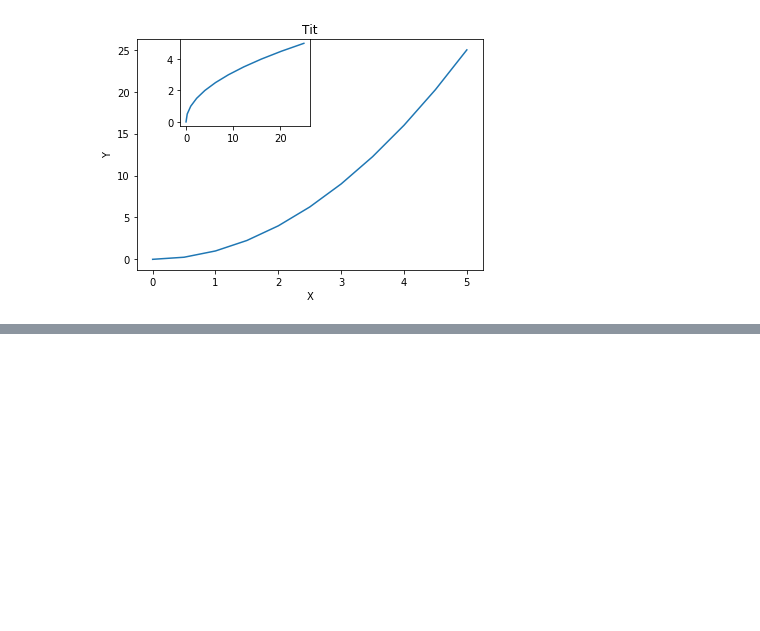
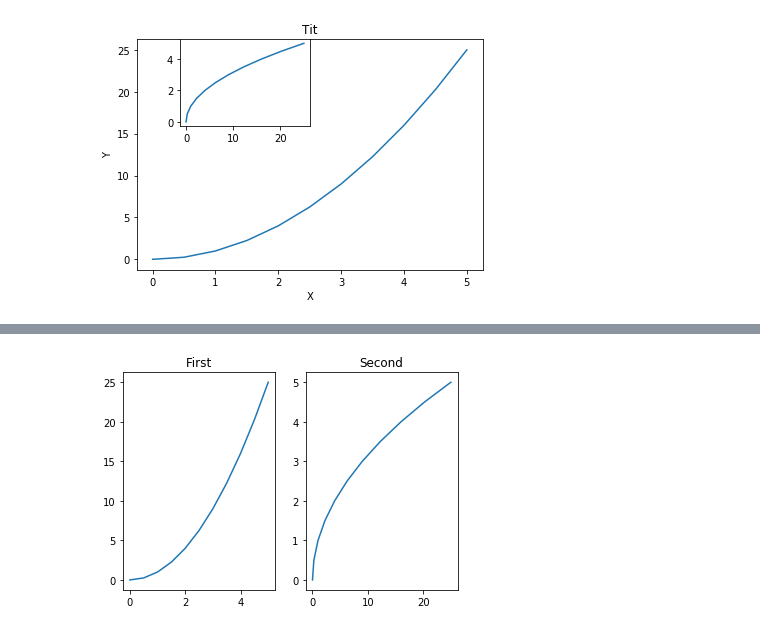
Before and after one commit to Ishmam97/Python-Practice, a Jupyter notebook: MatplotLib Learning.ipynb, the cells around one changed output, grey strips where cells are left out. Drawn from its saved outputs; the diff is of its cells as text; code cells hidden in the pictures; blank space fills up the shorter version.

```diff
--- a/MatplotLib Learning.ipynb
+++ b/MatplotLib Learning.ipynb
@@ -45,0 +64,6 @@ fig
+# %%
+axes[0].set_title('First')
+axes[1].set_title('Second')
+fig
+# %% [output]
+[figure, added]
```
Also changed, not shown: parts of 8 cells of this notebook.
